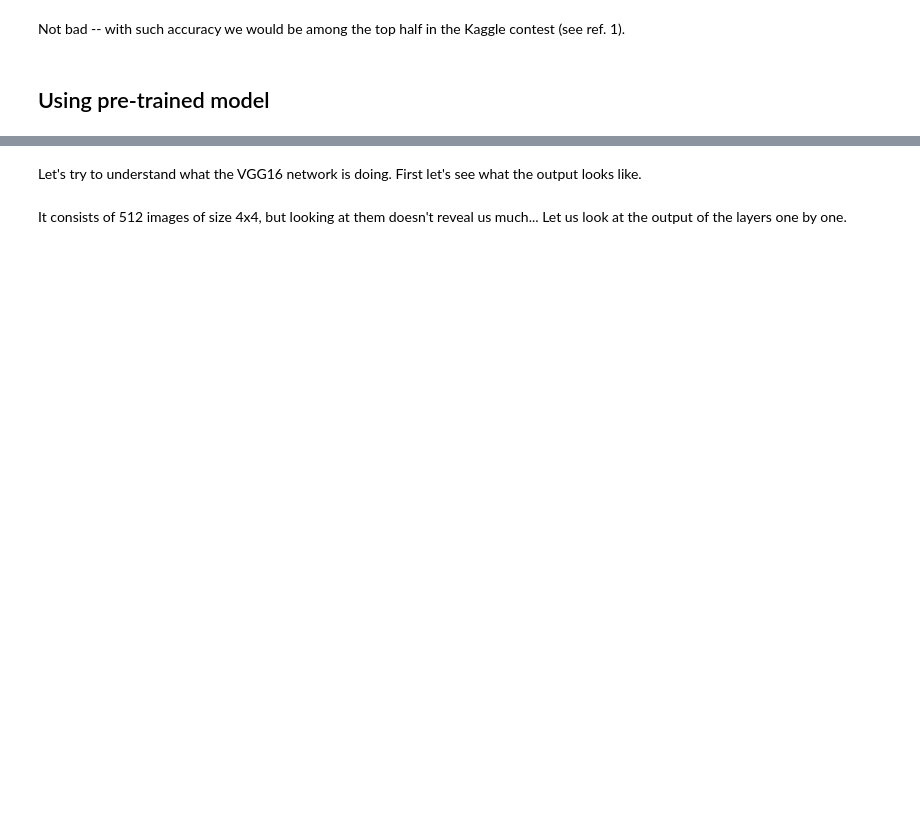
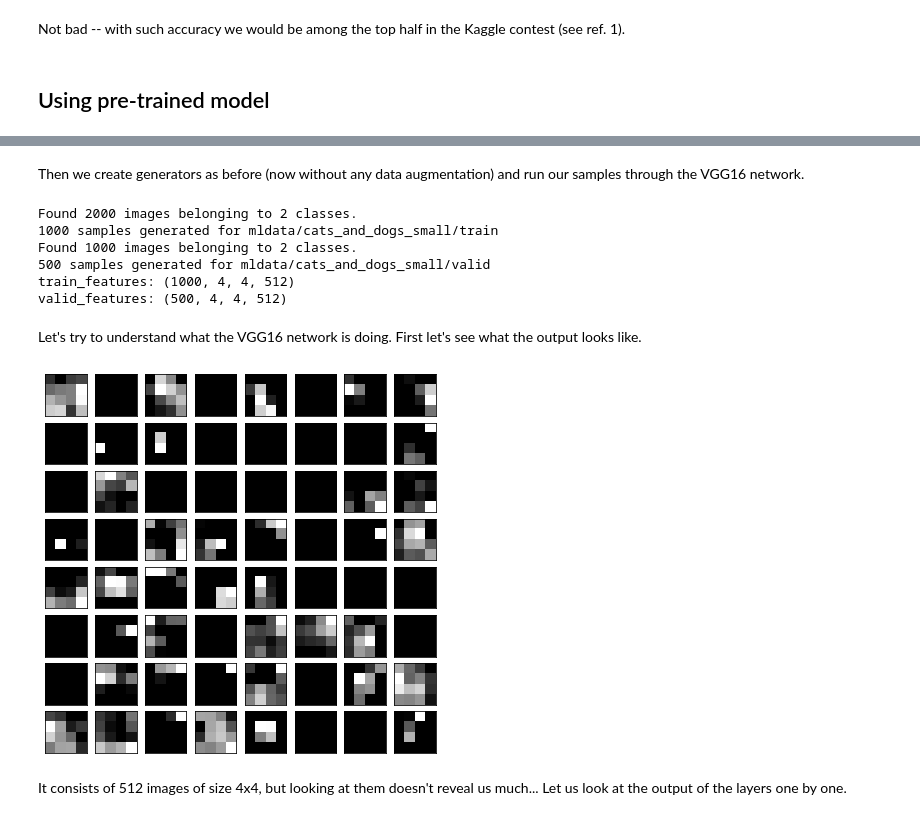
Before and after one commit to sphinxteam/mlcourse_2019, a Jupyter notebook: lec7/Transfer learning.ipynb, the cells around one changed output, grey strips where cells are left out. Drawn from its saved outputs; the diff is of its cells as text; code cells hidden in the pictures; blank space fills up the shorter version.

```diff
--- a/lec7/Transfer learning.ipynb
+++ b/lec7/Transfer learning.ipynb
@@ -166,14 +164,56 @@ valid_labels = np.hstack((np.zeros(n_valid_samples // 2), np.ones(n_valid_sample
+# %% [markdown]
+Then we create generators as before (now without any data augmentation)  and run our samples through the VGG16 network.
+# %%
+# Parameters
+datagen = ImageDataGenerator(rescale=1./255)
+
+def extract_features(directory, sample_count):
+    features = np.zeros(shape=(sample_count, 4, 4, 512))
+    labels = np.zeros(shape=(sample_count))
+    generator = datagen.flow_from_directory(
+        directory,
+        target_size=(150, 150),
+        batch_size=20,
+        class_mode='binary')
+    i = 0
+    for inputs_batch, labels_batch in generator:
+        features_batch = vgg16.predict(inputs_batch)
+        features[i * batch_size : (i + 1) * batch_size] = features_batch
+        labels[i * batch_size : (i + 1) * batch_size] = labels_batch
+        i += 1
+        if i * batch_size >= sample_count:
+            print(f"{i * batch_size} samples generated for {directory}")
+            # Note that since generators yield data indefinitely in a loop,
+            # we must `break` after every image has been seen once.
+            break
+    return features, labels
+# %%
+# This makes take a while...
+n_train_samples = 1000
+n_valid_samples = 500
+
+train_features, train_labels = extract_features("mldata/cats_and_dogs_small/train", n_train_samples)
+valid_features, valid_labels = extract_features("mldata/cats_and_dogs_small/valid", n_valid_samples)
+print(f"train_features: {train_features.shape}")
+print(f"valid_features: {valid_features.shape}")
+# %% [output]
+Found 2000 images belonging to 2 classes.
+1000 samples generated for mldata/cats_and_dogs_small/train
+Found 1000 images belonging to 2 classes.
+500 samples generated for mldata/cats_and_dogs_small/valid
+train_features: (1000, 4, 4, 512)
+valid_features: (500, 4, 4, 512)
 # %% [markdown]
 Let's try to understand what the VGG16 network is doing. First let's see what the output looks like.
 # %%
-print(train_features[0, :].shape)
-
 fig, axs = plt.subplots(8, 8, figsize=(7, 7))
 for i in range(64):
-    axs[i // 8, i % 8].imshow(train_features[0, :, :, i])
+    axs[i // 8, i % 8].imshow(train_features[0, :, :, i], cmap="gray")
     axs[i // 8, i % 8].get_xaxis().set_visible(False)
     axs[i // 8, i % 8].get_yaxis().set_visible(False)
 fig.subplots_adjust(hspace=0.1)
+# %% [output]
+[figure, added]
 # %% [markdown]
 It consists of 512 images of size 4x4, but looking at them doesn't reveal us much... Let us look at the output of the layers one by one.
 # %%
```
Also changed, not shown: parts of 18 cells of this notebook, 1 other file.
